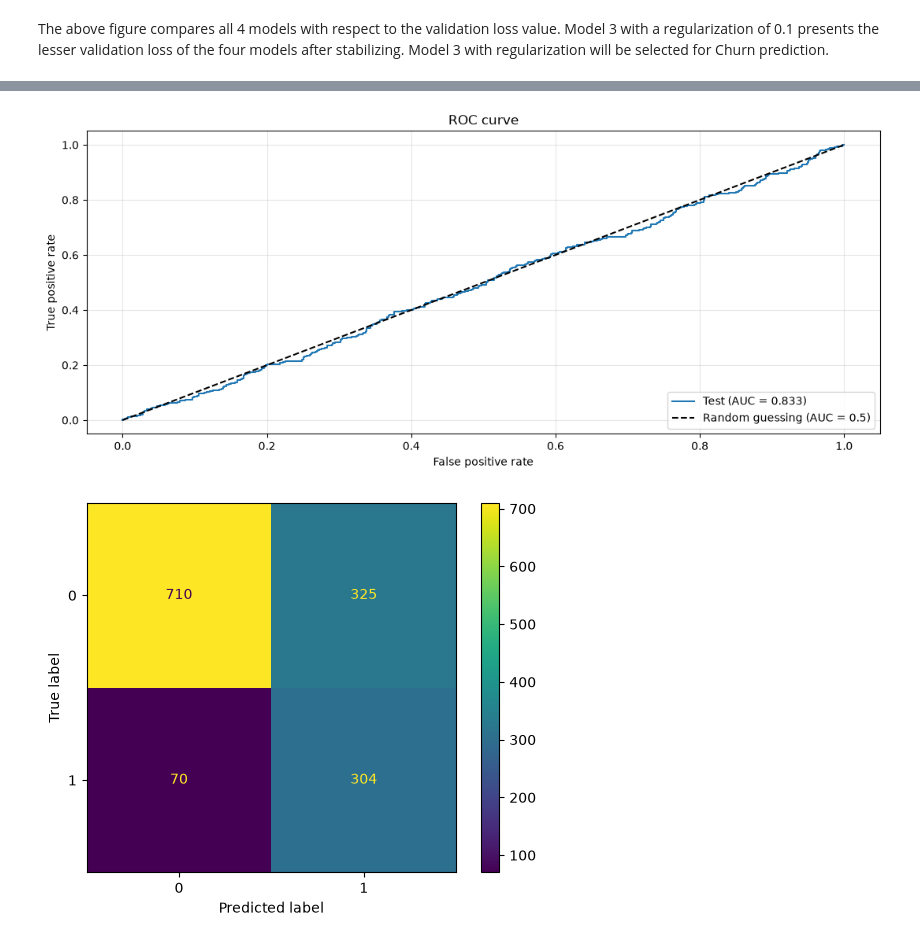
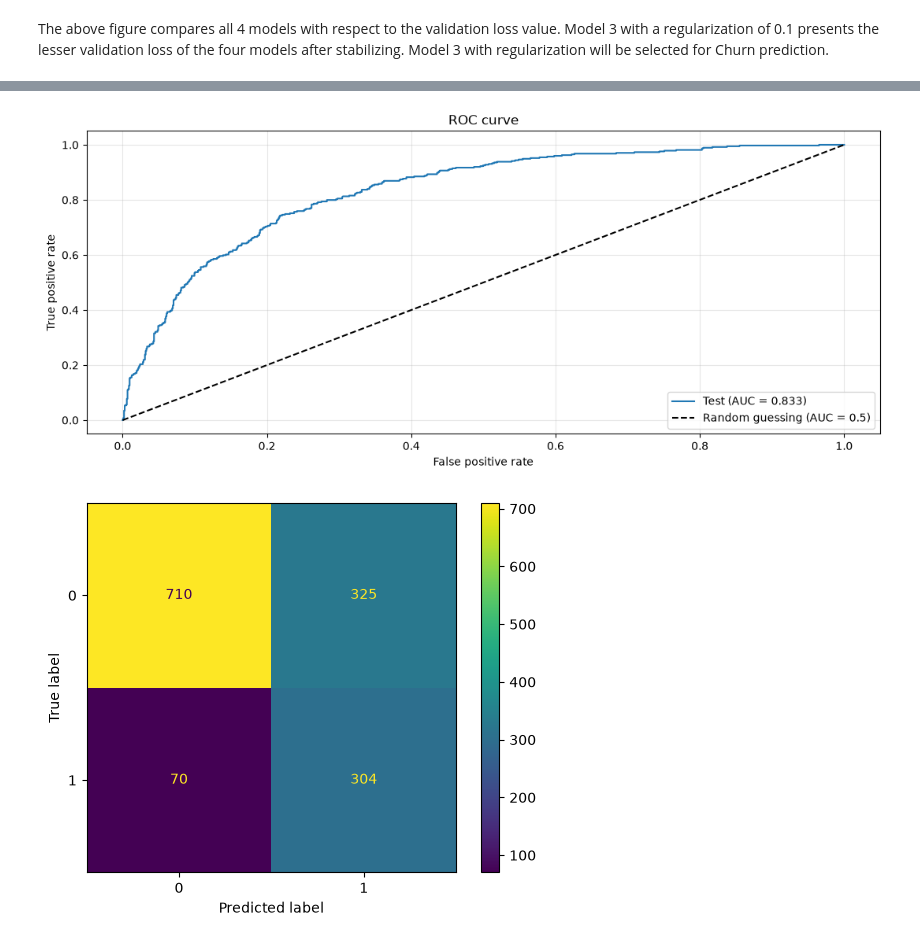
Before and after one commit to andrsma/Telco-Churn, a Jupyter notebook: notebooks/AI_Project_Beginner_Level.ipynb, the cells around one changed output, grey strips where cells are left out. Drawn from its saved outputs; the diff is of its cells as text; code cells hidden in the pictures.

```diff
--- a/notebooks/AI_Project_Beginner_Level.ipynb
+++ b/notebooks/AI_Project_Beginner_Level.ipynb
@@ -601,7 +601,7 @@ print(f"Average Precicision Score: {average_precision_score(y, proba)}")
 
 #Plot AUC
 fig, ax = plt.subplots(1, 1, figsize=(13, 5))
-fpr, tpr, _ = roc_curve(y, probabilities)
+fpr, tpr, _ = roc_curve(y, proba)
 ax.plot(fpr, tpr, label=f"Test (AUC = {roc_auc_score(y, proba):.3f})")
 ax.plot([0, 1], [0, 1], "k--", label="Random guessing (AUC = 0.5)")
 ax.set_xlabel("False positive rate")
@@ -615,14 +615,14 @@ plt.show()
               precision    recall  f1-score   support
 
            0       0.91      0.69      0.78      1035
            1       0.48      0.81      0.61       374
 
     accuracy                           0.72      1409
    macro avg       0.70      0.75      0.69      1409
 weighted avg       0.80      0.72      0.74      1409
 
 Average Precicision Score: 0.632826503675968
-[figure, old version]
+[figure, new version]
 # %%
 #Display Confusion Matrix
 
```
Also changed, not shown: parts of 9 cells of this notebook.
